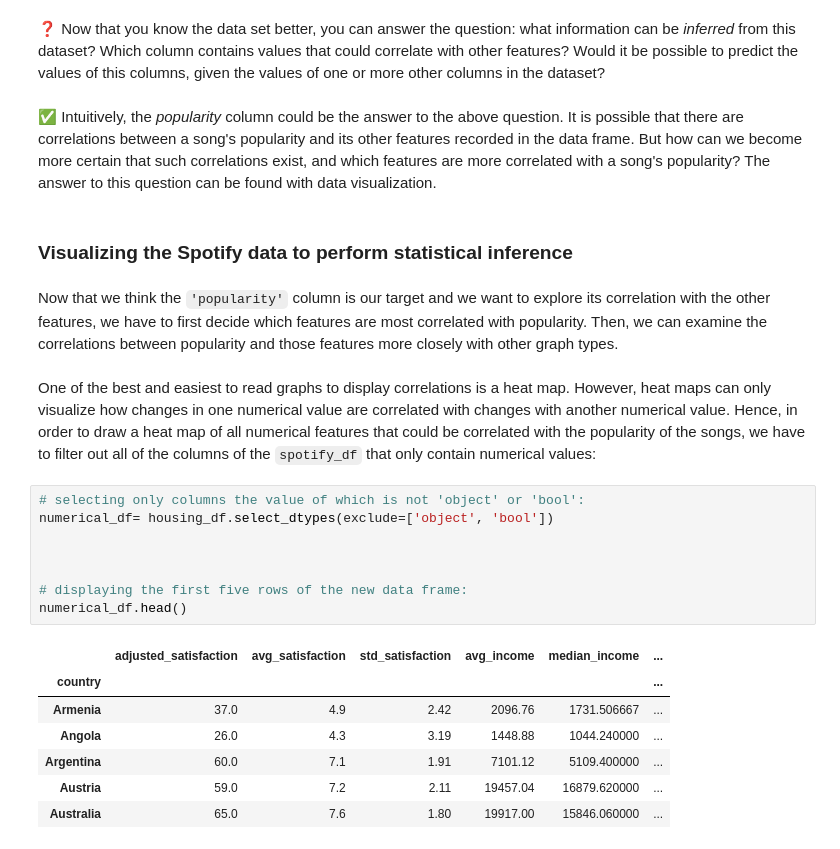
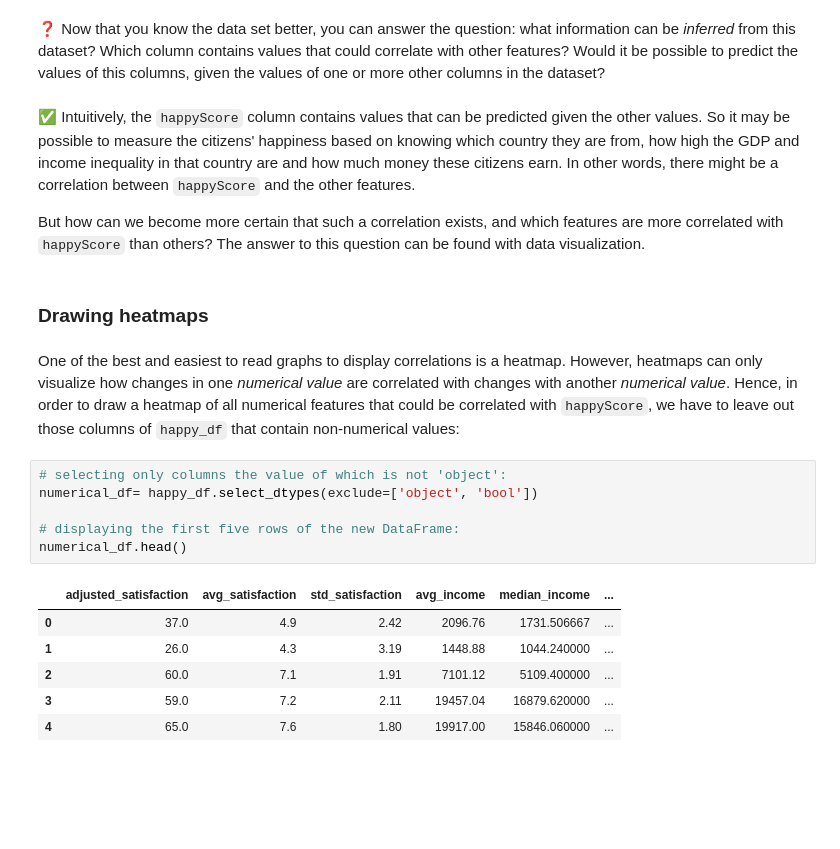
Before and after one commit to HERMES-DKZ/data_challenges_data_carpentries, a Jupyter notebook: data_carpentries/statistical_inference_data_visualization_for_humanities.ipynb, the cells around one changed output. Saved outputs shown, nothing was run; the diff lists cells and outputs as text; blank space fills up the shorter version.

```diff
--- a/data_carpentries/statistical_inference_data_visualization_for_humanities.ipynb
+++ b/data_carpentries/statistical_inference_data_visualization_for_humanities.ipynb
@@ -162,26 +157,23 @@ We are here.
 # %% [markdown]
 ❓ Now that you know the data set better, you can answer the question: what information can be *inferred* from this dataset? Which column contains values that could correlate with other features? Would it be possible to predict the values of this columns, given the values of one or more other columns in the dataset?
 # %% [markdown]
-✅ Intuitively, the *popularity* column could be the answer to the above question. It is possible that there are correlations between a song's popularity and its other features recorded in the data frame. But how can we become more certain that such correlations exist, and which features are more correlated with a song's popularity? The answer to this question can be found with data visualization.
+✅ Intuitively, the `happyScore` column contains values that can be predicted given the other values. So it may be possible to measure the citizens' happiness based on knowing which country they are from, how high the GDP and income inequality in that country are and how much money these citizens earn. In other words, there might be a correlation between `happyScore` and the other features.
+
+But how can we become more certain that such a correlation exists, and which features are more correlated with `happyScore` than others? The answer to this question can be found with data visualization.
 # %% [markdown]
-### Visualizing the Spotify data to perform statistical inference
+### Drawing heatmaps
-# %% [markdown]
-Now that we think the `'popularity'` column is our target and we want to explore its correlation with the other features, we have to first decide which features are most correlated with popularity. Then, we can examine the correlations between popularity and those features more closely with other graph types.
 # %% [markdown]
-One of the best and easiest to read graphs to display correlations is a heat map. However, heat maps can only visualize how changes in one numerical value are correlated with changes with another numerical value. Hence, in order to draw a heat map of all numerical features that could be correlated with the popularity of the songs, we have to filter out all of the columns of the `spotify_df` that only contain numerical values:
+One of the best and easiest to read graphs to display correlations is a heatmap. However, heatmaps can only visualize how changes in one *numerical value* are correlated with changes with another *numerical value*. Hence, in order to draw a heatmap of all numerical features that could be correlated with `happyScore`, we have to leave out those columns of `happy_df` that contain non-numerical values:
 # %%
-# selecting only columns the value of which is not 'object' or 'bool':
-numerical_df= housing_df.select_dtypes(exclude=['object', 'bool'])
+# selecting only columns the value of which is not 'object':
+numerical_df= happy_df.select_dtypes(exclude=['object', 'bool'])
 
-
-
-# displaying the first five rows of the new data frame:
+# displaying the first five rows of the new DataFrame:
 numerical_df.head()
 # %% [output]
 |  | adjusted_satisfaction | avg_satisfaction | std_satisfaction | avg_income | median_income | ... |
-| country |  |  |  |  |  | ... |
-| Armenia | 37.0 | 4.9 | 2.42 | 2096.76 | 1731.506667 | ... |
-| Angola | 26.0 | 4.3 | 3.19 | 1448.88 | 1044.240000 | ... |
-| Argentina | 60.0 | 7.1 | 1.91 | 7101.12 | 5109.400000 | ... |
-| Austria | 59.0 | 7.2 | 2.11 | 19457.04 | 16879.620000 | ... |
-| Australia | 65.0 | 7.6 | 1.80 | 19917.00 | 15846.060000 | ... |
+| 0 | 37.0 | 4.9 | 2.42 | 2096.76 | 1731.506667 | ... |
+| 1 | 26.0 | 4.3 | 3.19 | 1448.88 | 1044.240000 | ... |
+| 2 | 60.0 | 7.1 | 1.91 | 7101.12 | 5109.400000 | ... |
+| 3 | 59.0 | 7.2 | 2.11 | 19457.04 | 16879.620000 | ... |
+| 4 | 65.0 | 7.6 | 1.80 | 19917.00 | 15846.060000 | ... |
```
Also changed, not shown: parts of 36 cells of this notebook.
